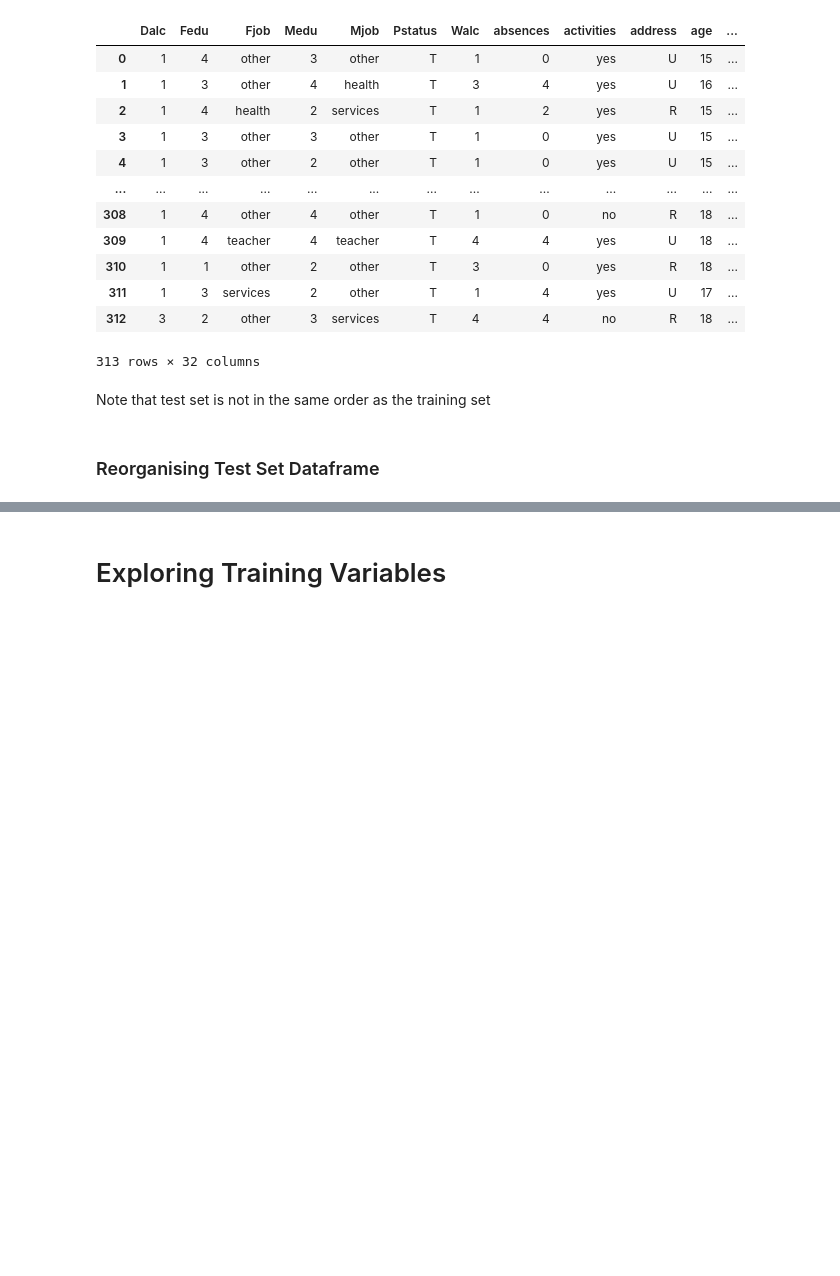
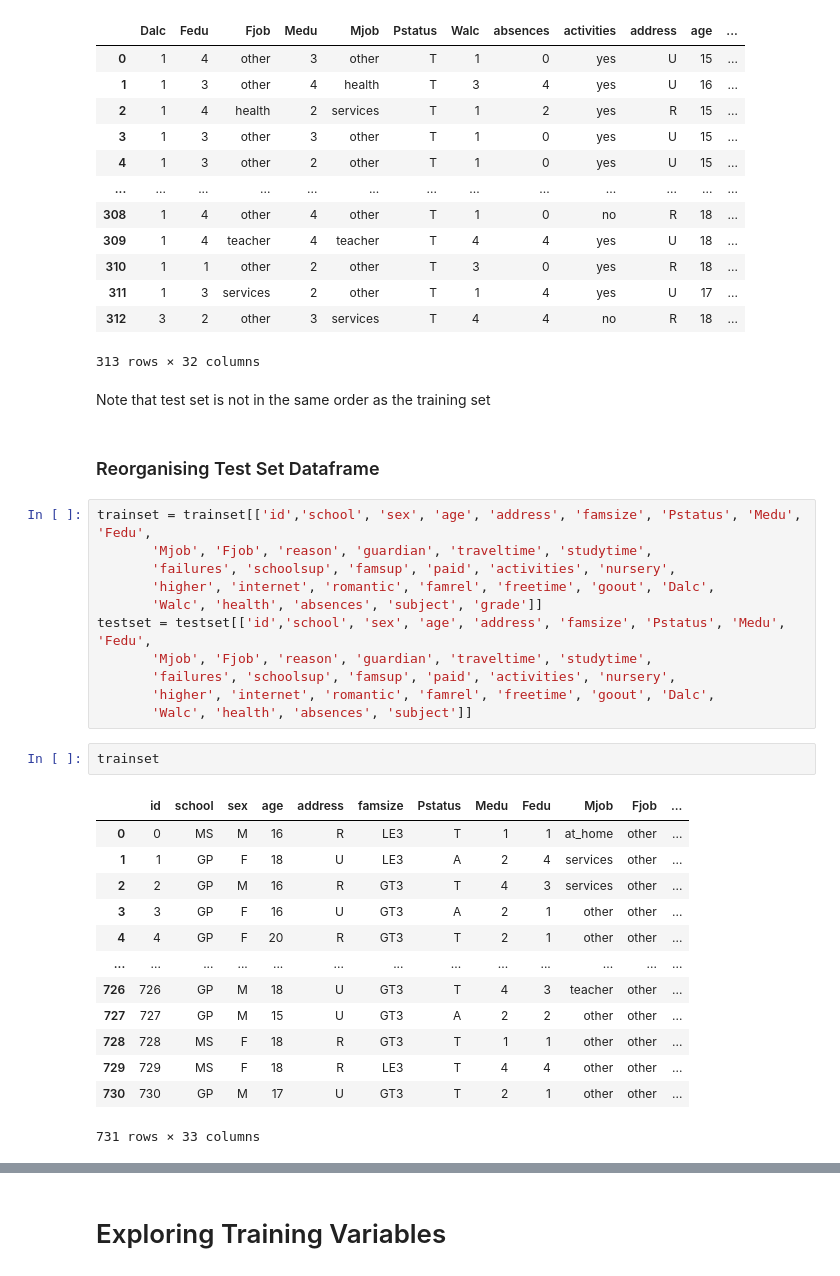
Before and after one commit to coffeeboost/SML-grade-predictor, a Jupyter notebook: CAIS_Kaggle.ipynb, the cells around one changed output, grey strips where cells are left out. Cells and saved outputs as stored; diff of their text form; blank space fills up the shorter version.

```diff
--- a/CAIS_Kaggle.ipynb
+++ b/CAIS_Kaggle.ipynb
@@ -1101,3 +1101,30 @@ testset
 Note that test set is not in the same order as the training set
 # %% [markdown]
 ### Reorganising Test Set Dataframe
+# %%
+trainset = trainset[['id','school', 'sex', 'age', 'address', 'famsize', 'Pstatus', 'Medu', 'Fedu',
+       'Mjob', 'Fjob', 'reason', 'guardian', 'traveltime', 'studytime',
+       'failures', 'schoolsup', 'famsup', 'paid', 'activities', 'nursery',
+       'higher', 'internet', 'romantic', 'famrel', 'freetime', 'goout', 'Dalc',
+       'Walc', 'health', 'absences', 'subject', 'grade']]
+testset = testset[['id','school', 'sex', 'age', 'address', 'famsize', 'Pstatus', 'Medu', 'Fedu',
+       'Mjob', 'Fjob', 'reason', 'guardian', 'traveltime', 'studytime',
+       'failures', 'schoolsup', 'famsup', 'paid', 'activities', 'nursery',
+       'higher', 'internet', 'romantic', 'famrel', 'freetime', 'goout', 'Dalc',
+       'Walc', 'health', 'absences', 'subject']]
+# %%
+trainset
+# %% [output]
+|  | id | school | sex | age | address | famsize | Pstatus | Medu | Fedu | Mjob | Fjob | ... |
+| 0 | 0 | MS | M | 16 | R | LE3 | T | 1 | 1 | at_home | other | ... |
+| 1 | 1 | GP | F | 18 | U | LE3 | A | 2 | 4 | services | other | ... |
+| 2 | 2 | GP | M | 16 | R | GT3 | T | 4 | 3 | services | other | ... |
+| 3 | 3 | GP | F | 16 | U | GT3 | A | 2 | 1 | other | other | ... |
+| 4 | 4 | GP | F | 20 | R | GT3 | T | 2 | 1 | other | other | ... |
+| ... | ... | ... | ... | ... | ... | ... | ... | ... | ... | ... | ... | ... |
+| 726 | 726 | GP | M | 18 | U | GT3 | T | 4 | 3 | teacher | other | ... |
+| 727 | 727 | GP | M | 15 | U | GT3 | A | 2 | 2 | other | other | ... |
+| 728 | 728 | MS | F | 18 | R | GT3 | T | 1 | 1 | other | other | ... |
+| 729 | 729 | MS | F | 18 | R | LE3 | T | 4 | 4 | other | other | ... |
+| 730 | 730 | GP | M | 17 | U | GT3 | T | 2 | 1 | other | other | ... |
+731 rows × 33 columns
```
Also changed, not shown: parts of 1 cell of this notebook.
